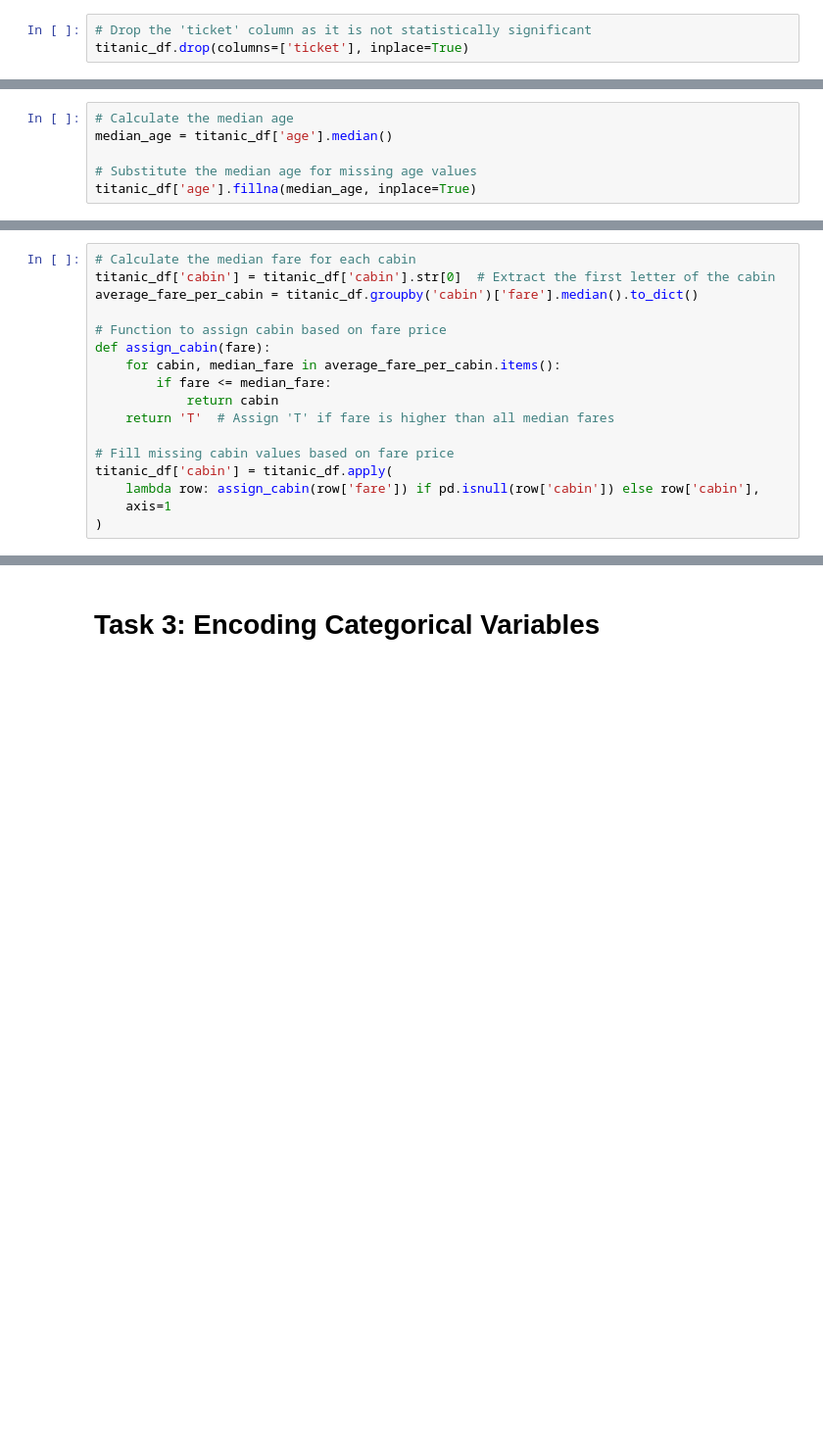
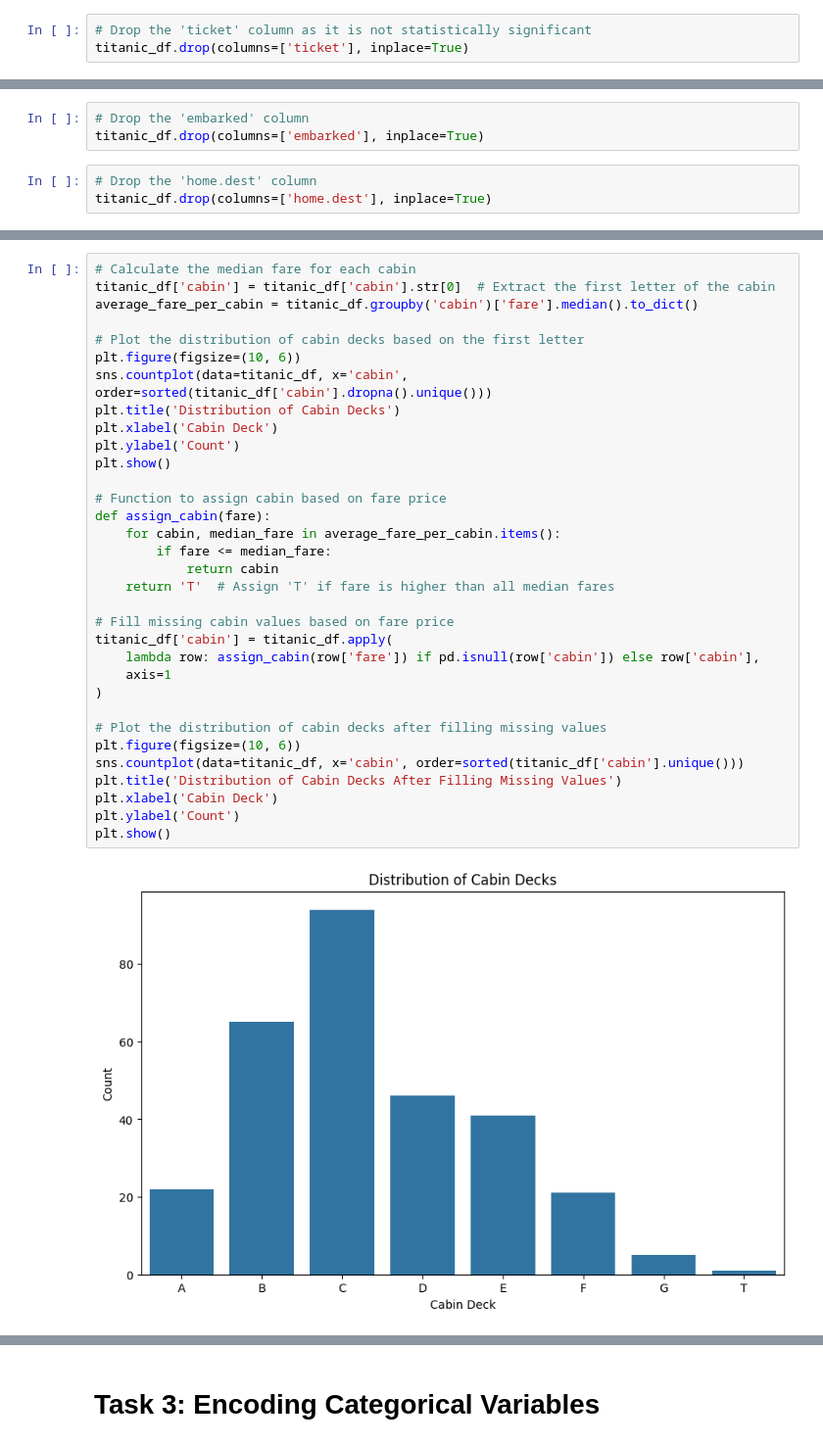
Before and after one commit to Shadowjumper3000/ML-fundamentals-2025, a Jupyter notebook: assignments/assignment_1_david_hoerz[_hoerz].ipynb, the cells around one changed output, grey strips where cells are left out. Shown: that part at 98% size. Drawn from its saved outputs; the diff is of its cells as text; blank space fills up the shorter version.

```diff
--- a/assignments/assignment_1_david_hoerz[_hoerz].ipynb
+++ b/assignments/assignment_1_david_hoerz[_hoerz].ipynb
@@ -175 +150,7 @@ There is a significant correlation between 'home.dest' and 'survived'.
+# %%
+# Drop the 'embarked' column
+titanic_df.drop(columns=['embarked'], inplace=True)
+# %%
+# Drop the 'home.dest' column
+titanic_df.drop(columns=['home.dest'], inplace=True)
 # %%
@@ -188,6 +168,0 @@ titanic_df['home.dest'] = titanic_df.apply(fill_home_dest, axis=1)
-# %%
-# Calculate the median age
-median_age = titanic_df['age'].median()
-
-# Substitute the median age for missing age values
-titanic_df['age'].fillna(median_age, inplace=True)
@@ -210,17 +178,35 @@ titanic_df['fare'] = titanic_df.apply(
 # %%
 # Calculate the median fare for each cabin
 titanic_df['cabin'] = titanic_df['cabin'].str[0]  # Extract the first letter of the cabin
 average_fare_per_cabin = titanic_df.groupby('cabin')['fare'].median().to_dict()
+
+# Plot the distribution of cabin decks based on the first letter
+plt.figure(figsize=(10, 6))
+sns.countplot(data=titanic_df, x='cabin', order=sorted(titanic_df['cabin'].dropna().unique()))
+plt.title('Distribution of Cabin Decks')
+plt.xlabel('Cabin Deck')
+plt.ylabel('Count')
+plt.show()
 
 # Function to assign cabin based on fare price
 def assign_cabin(fare):
     for cabin, median_fare in average_fare_per_cabin.items():
         if fare <= median_fare:
             return cabin
     return 'T'  # Assign 'T' if fare is higher than all median fares
 
 # Fill missing cabin values based on fare price
 titanic_df['cabin'] = titanic_df.apply(
     lambda row: assign_cabin(row['fare']) if pd.isnull(row['cabin']) else row['cabin'],
     axis=1
 )
+
+# Plot the distribution of cabin decks after filling missing values
+plt.figure(figsize=(10, 6))
+sns.countplot(data=titanic_df, x='cabin', order=sorted(titanic_df['cabin'].unique()))
+plt.title('Distribution of Cabin Decks After Filling Missing Values')
+plt.xlabel('Cabin Deck')
+plt.ylabel('Count')
+plt.show()
+# %% [output]
+[figure, added]
```
Also changed, not shown: parts of 32 cells of this notebook.
